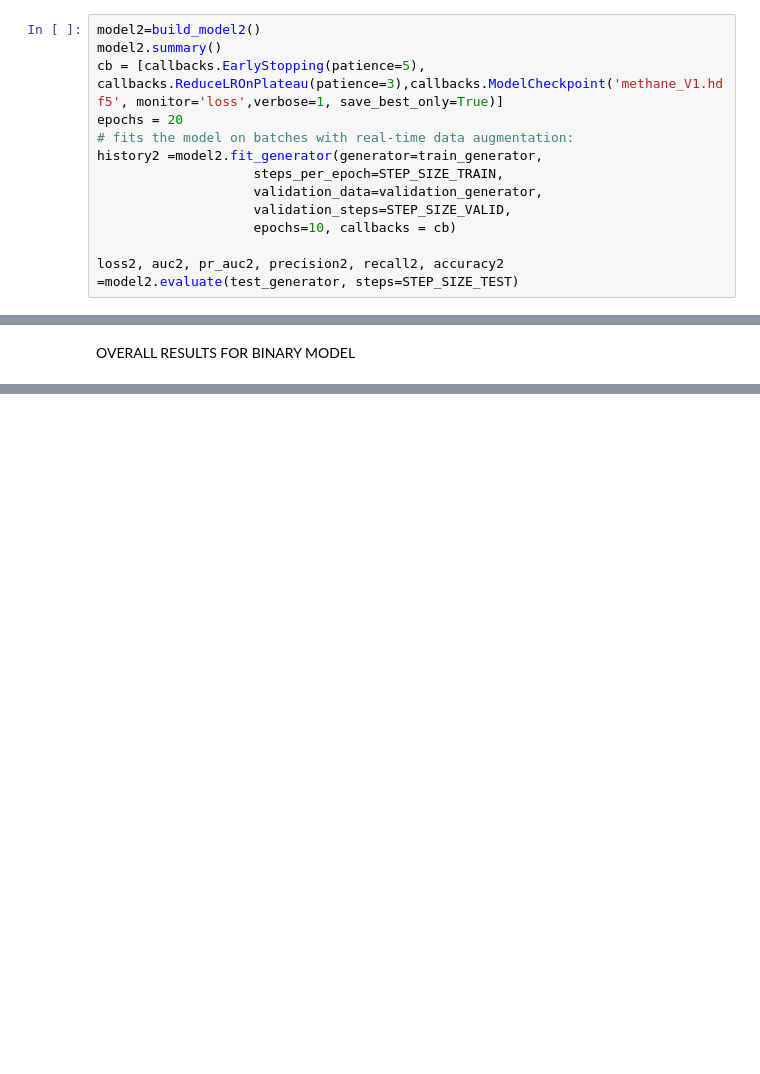
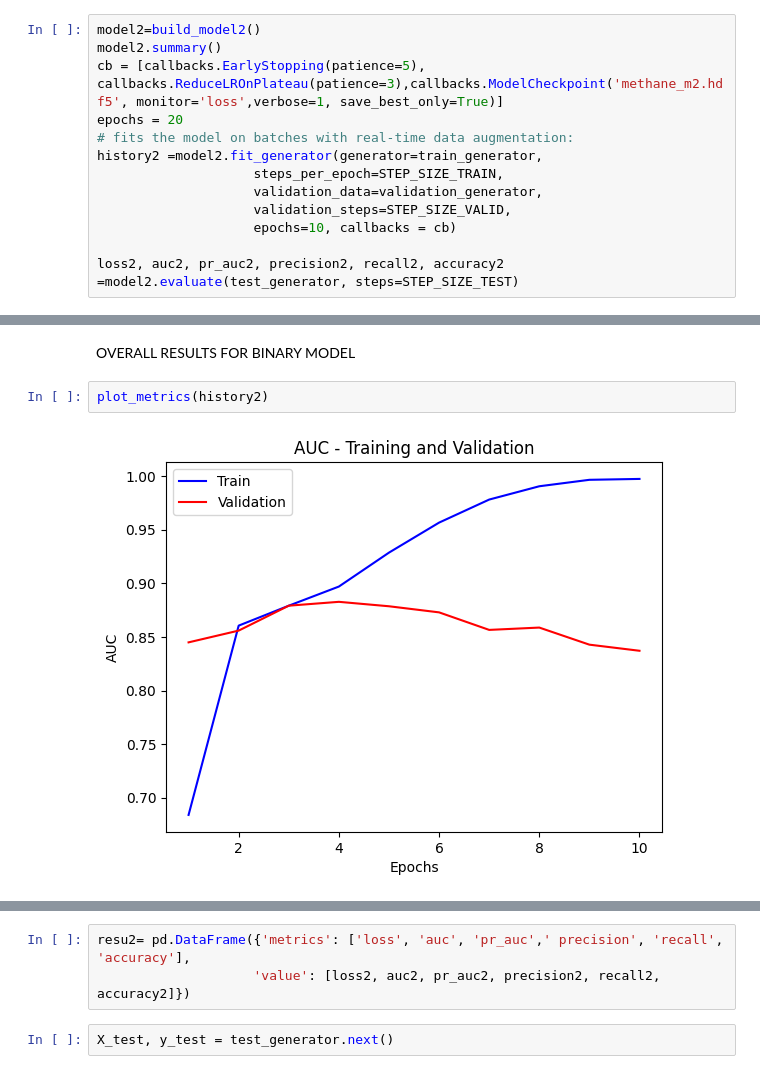
Before and after one commit to carlajord/methane_source, a Jupyter notebook: baseline.ipynb, the cells around one changed output, grey strips where cells are left out. Saved outputs shown, nothing was run; the diff lists cells and outputs as text; blank space fills up the shorter version.

```diff
--- a/baseline.ipynb
+++ b/baseline.ipynb
@@ -294,7 +327,7 @@ def build_model2():
 # %%
 model2=build_model2()
 model2.summary()
-cb = [callbacks.EarlyStopping(patience=5), callbacks.ReduceLROnPlateau(patience=3),callbacks.ModelCheckpoint('methane_V1.hdf5', monitor='loss',verbose=1, save_best_only=True)]
+cb = [callbacks.EarlyStopping(patience=5), callbacks.ReduceLROnPlateau(patience=3),callbacks.ModelCheckpoint('methane_m2.hdf5', monitor='loss',verbose=1, save_best_only=True)]
 epochs = 20
 # fits the model on batches with real-time data augmentation:
 history2 =model2.fit_generator(generator=train_generator,
@@ -363,2 +418,6 @@ Epoch 2/10
 # %% [markdown]
 OVERALL RESULTS FOR BINARY MODEL
+# %%
+plot_metrics(history2)
+# %% [output]
+[figure, added]
@@ -364,0 +427,5 @@ OVERALL RESULTS FOR BINARY MODEL
+# %%
+resu2= pd.DataFrame({'metrics': ['loss', 'auc', 'pr_auc',' precision', 'recall', 'accuracy'],
+                    'value': [loss2, auc2, pr_auc2, precision2, recall2, accuracy2]})
+# %%
+X_test, y_test = test_generator.next()
```
Also changed, not shown: parts of 23 cells of this notebook.
